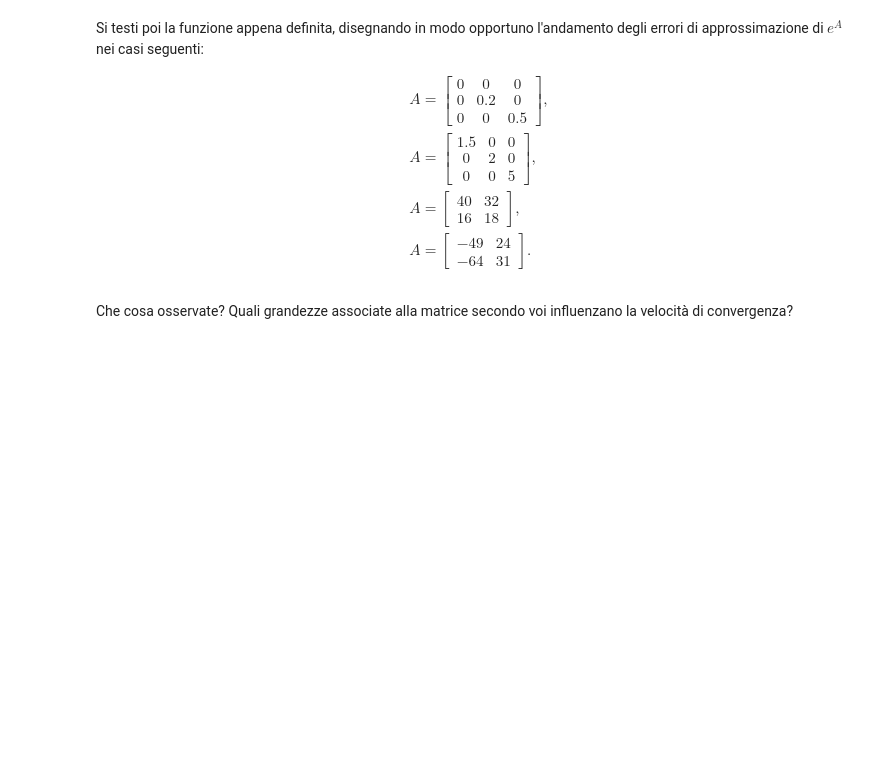
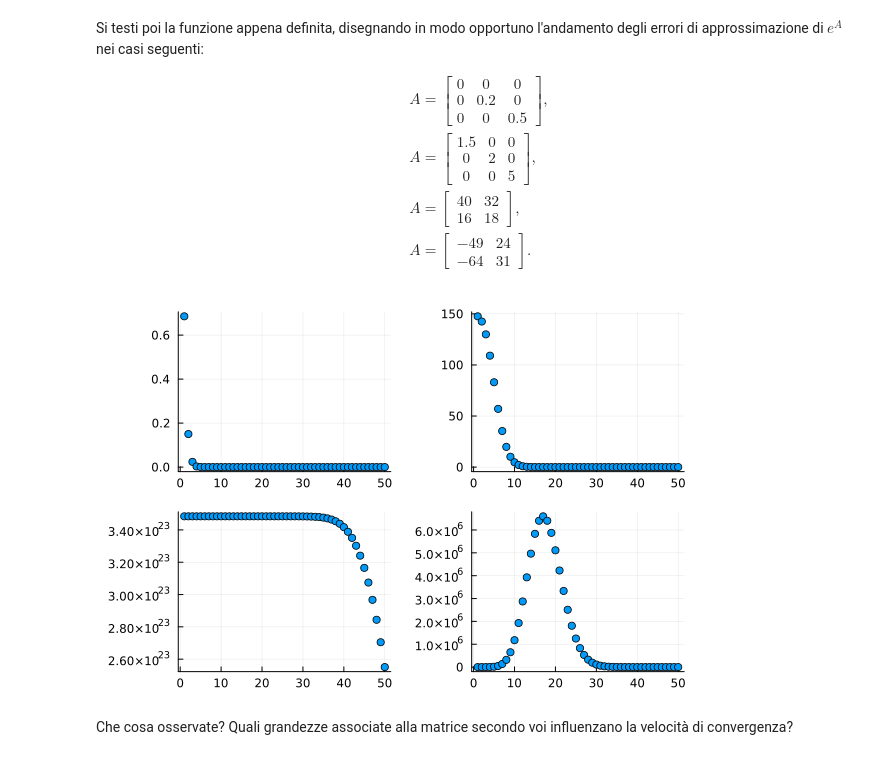
Before and after one commit to eroico378/prova, a Jupyter notebook: 05-polinomi.ipynb, the cells around one changed output. Drawn from its saved outputs; the diff is of its cells as text; code cells hidden in the pictures; blank space fills up the shorter version.

```diff
--- a/05-polinomi.ipynb
+++ b/05-polinomi.ipynb
@@ -350,3 +350,29 @@ $$
 E' utile sapere che in Julia la norma 2 di una matrice si calcola con la funzione `norm` e il fattoriale di un numero intero `i` con la funzione `factorial(big(i))` (invece che semplicemente `factorial(i)`, per evitare problemi di rappresentazione dei numeri attraverso il computer).
 # %% [markdown]
 **Esercizio 3**. Scrivere una funzione `err=convergenza_exp(A,k)` che prenda in ingresso una matrice quadrata `A` e un intero positivo `k`, e restituisca il vettore `err` dei primi `k` elementi della successione $\{s_m\}_{m\in\mathbb{N}}$.
+# %%
+function convergenza_exp(A,k)
+
+espA=exp(A)
+err = zeros(k)
+
+B=espA-I
+
+err[1]=norm(B)
+
+#println(A^0)
+
+for i in 1:(k-1)
+f=factorial(big(i))
+B=B-(A^i)/f
+
+err[i+1]=norm(B)
+
+end
+
+return err
+end
+
+M=[0.0 1.0; 1.0 1.0]
+
+convergenza_exp(M, 10)
@@ -367,5 +395,25 @@ Si testi poi la funzione appena definita, disegnando in modo opportuno l'andamen
 -49&24\\-64& 31
 \end{array}\right].
 \end{eqnarray*}
+# %%
+M=[0.0 0.0 0.0;0.0 0.2 0.0; 0.0 0.0 0.5]
+vet1 = convergenza_exp(M, 50)
+sc1 = scatter(vet1)
+
+M=[1.5 0.0 0.0;0.0 2.0 0.0; 0.0 0.0 5.0]
+vet2 = convergenza_exp(M, 50)
+sc2 = scatter(vet2)
+
+M=[40.0 32.0; 16.0 18.0]
+vet3 = convergenza_exp(M, 50)
+sc3 = scatter(vet3)
+
+M=[-49.0 24.0; -64.0 31.0]
+vet4 = convergenza_exp(M, 50)
+sc4 = scatter(vet4)
+
+plot(sc1, sc2, sc3, sc4, layout=(2,2), legend=false)
+# %% [output]
+[figure, added]
 # %% [markdown]
 Che cosa osservate? Quali grandezze associate alla matrice secondo voi influenzano la velocità di convergenza?
```
Also changed, not shown: parts of 3 cells of this notebook.
